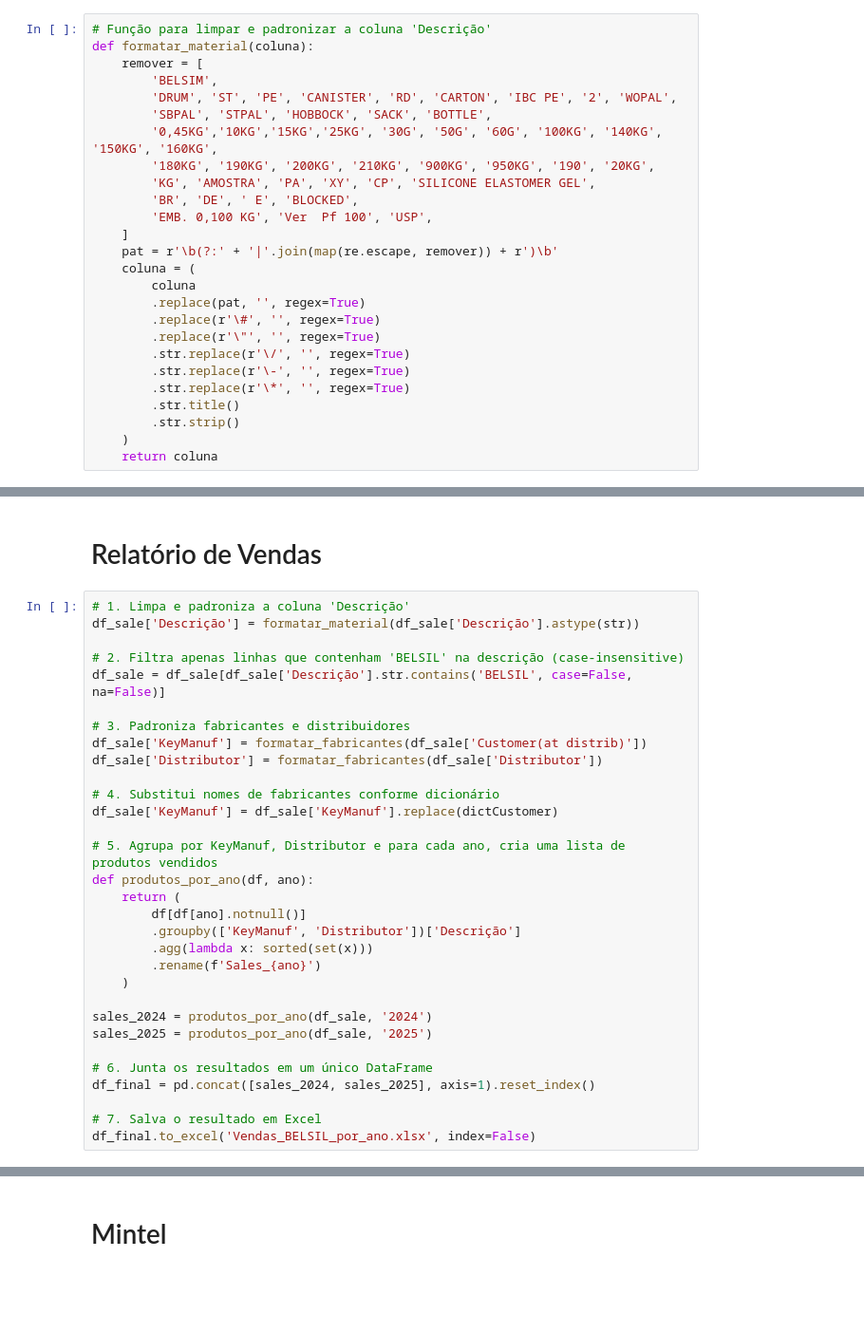
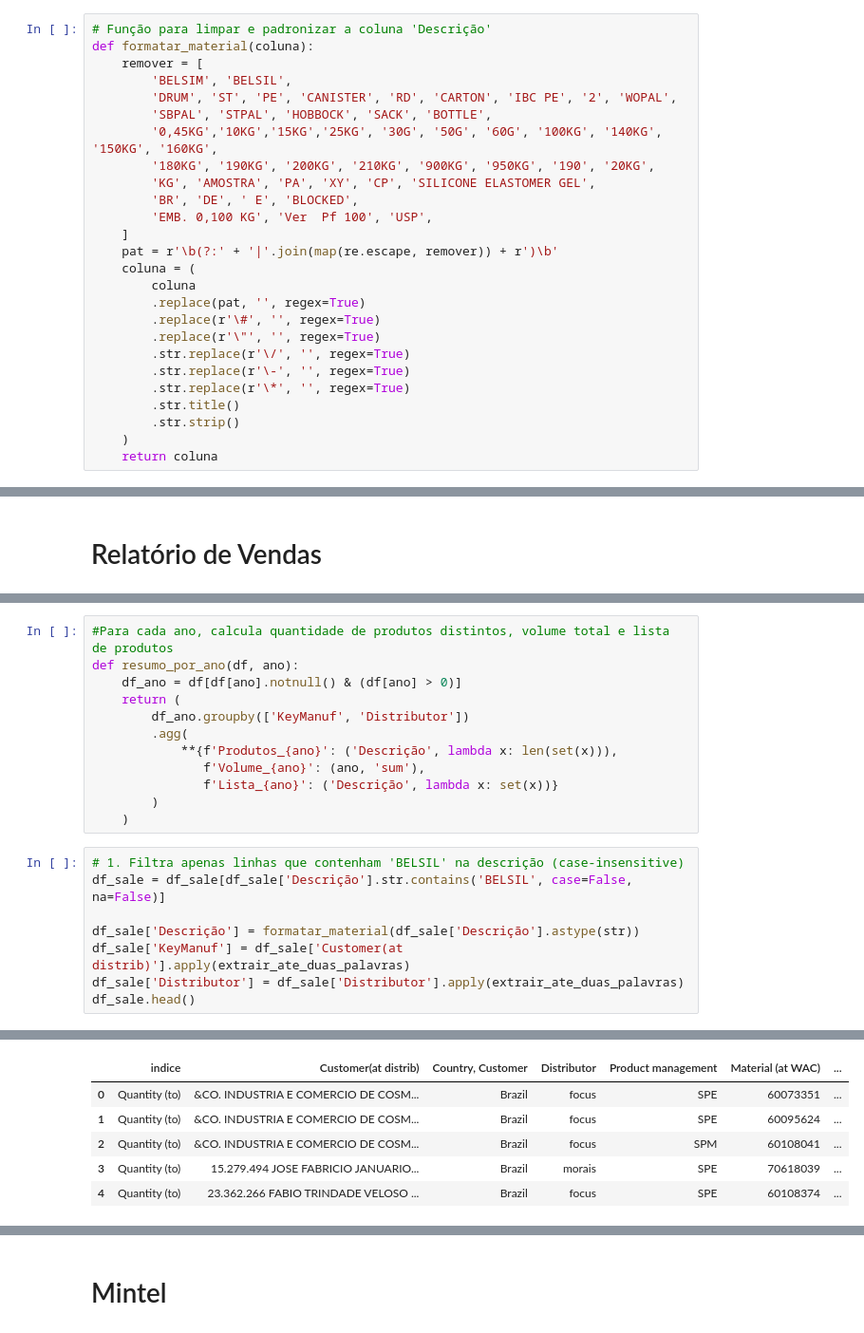
Before and after one commit to GimenesPaula/GimenesPaula, a Jupyter notebook: Projeto 1.ipynb, the cells around one changed output, grey strips where cells are left out. Shown at 95% size. Cells and saved outputs as stored; diff of their text form; blank space fills up the shorter version.

```diff
--- a/Projeto 1.ipynb
+++ b/Projeto 1.ipynb
@@ -184,7 +174,7 @@ def formatar_fabricantes(coluna):
 # Função para limpar e padronizar a coluna 'Descrição'
 def formatar_material(coluna):
     remover = [
-        'BELSIM',
+        'BELSIM', 'BELSIL',
         'DRUM', 'ST', 'PE', 'CANISTER', 'RD', 'CARTON', 'IBC PE', '2', 'WOPAL',
         'SBPAL', 'STPAL', 'HOBBOCK', 'SACK', 'BOTTLE',
         '0,45KG','10KG','15KG','25KG', '30G', '50G', '60G', '100KG', '140KG', '150KG', '160KG',
@@ -254,34 +275,3 @@ dict = {'AC':'AC', 'AL':'AL', 'AM':'AM', 'AP':'AP', 'BA':'BA', 'CE':'CE', 'DF':'
 dictCustomer  = {'haskell':'gram', 'amendbemestar':'bemestar', 'belezanatural':'cor', 'cedralinoar':'cedral', 'novacedral(dvr)inoar':'cedral'}
 # %% [markdown]
 # Relatório de Vendas
-# %%
-# 1. Limpa e padroniza a coluna 'Descrição'
-df_sale['Descrição'] = formatar_material(df_sale['Descrição'].astype(str))
-
-# 2. Filtra apenas linhas que contenham 'BELSIL' na descrição (case-insensitive)
-df_sale = df_sale[df_sale['Descrição'].str.contains('BELSIL', case=False, na=False)]
-
-# 3. Padroniza fabricantes e distribuidores
-df_sale['KeyManuf'] = formatar_fabricantes(df_sale['Customer(at distrib)'])
-df_sale['Distributor'] = formatar_fabricantes(df_sale['Distributor'])
-
-# 4. Substitui nomes de fabricantes conforme dicionário
-df_sale['KeyManuf'] = df_sale['KeyManuf'].replace(dictCustomer)
-
-# 5. Agrupa por KeyManuf, Distributor e para cada ano, cria uma lista de produtos vendidos
-def produtos_por_ano(df, ano):
-    return (
-        df[df[ano].notnull()]
-        .groupby(['KeyManuf', 'Distributor'])['Descrição']
-        .agg(lambda x: sorted(set(x)))
-        .rename(f'Sales_{ano}')
-    )
-
-sales_2024 = produtos_por_ano(df_sale, '2024')
-sales_2025 = produtos_por_ano(df_sale, '2025')
-
-# 6. Junta os resultados em um único DataFrame
-df_final = pd.concat([sales_2024, sales_2025], axis=1).reset_index()
-
-# 7. Salva o resultado em Excel
-df_final.to_excel('Vendas_BELSIL_por_ano.xlsx', index=False)
@@ -318,0 +278,21 @@ df_vend_proj_cons.to_excel('Vendas e Projetos.xlsx')
+# %%
+#Para cada ano, calcula quantidade de produtos distintos, volume total e lista de produtos
+def resumo_por_ano(df, ano):
+    df_ano = df[df[ano].notnull() & (df[ano] > 0)]
+    return (
+        df_ano.groupby(['KeyManuf', 'Distributor'])
+        .agg(
+            **{f'Produtos_{ano}': ('Descrição', lambda x: len(set(x))),
+               f'Volume_{ano}': (ano, 'sum'),
+               f'Lista_{ano}': ('Descrição', lambda x: set(x))}
+        )
+    )
+# %%
+# 1. Filtra apenas linhas que contenham 'BELSIL' na descrição (case-insensitive)
+df_sale = df_sale[df_sale['Descrição'].str.contains('BELSIL', case=False, na=False)]
+
+df_sale['Descrição'] = formatar_material(df_sale['Descrição'].astype(str))
+df_sale['KeyManuf'] = df_sale['Customer(at distrib)'].apply(extrair_ate_duas_palavras)
+df_sale['Distributor'] = df_sale['Distributor'].apply(extrair_ate_duas_palavras)
+df_sale.head()
+# %% [output]
@@ -318,0 +314,6 @@ df_vend_proj_cons.to_excel('Vendas e Projetos.xlsx')
+|  | indice | Customer(at distrib) | Country, Customer | Distributor | Product management | Material (at WAC) | ... |
+| 0 | Quantity (to) | &CO. INDUSTRIA E COMERCIO DE COSM... | Brazil | focus | SPE | 60073351 | ... |
+| 1 | Quantity (to) | &CO. INDUSTRIA E COMERCIO DE COSM... | Brazil | focus | SPE | 60095624 | ... |
+| 2 | Quantity (to) | &CO. INDUSTRIA E COMERCIO DE COSM... | Brazil | focus | SPM | 60108041 | ... |
+| 3 | Quantity (to) | 15.279.494 JOSE FABRICIO JANUARIO... | Brazil | morais | SPE | 70618039 | ... |
+| 4 | Quantity (to) | 23.362.266 FABIO TRINDADE VELOSO ... | Brazil | focus | SPE | 60108374 | ... |
```
Also changed, not shown: parts of 13 cells of this notebook.
